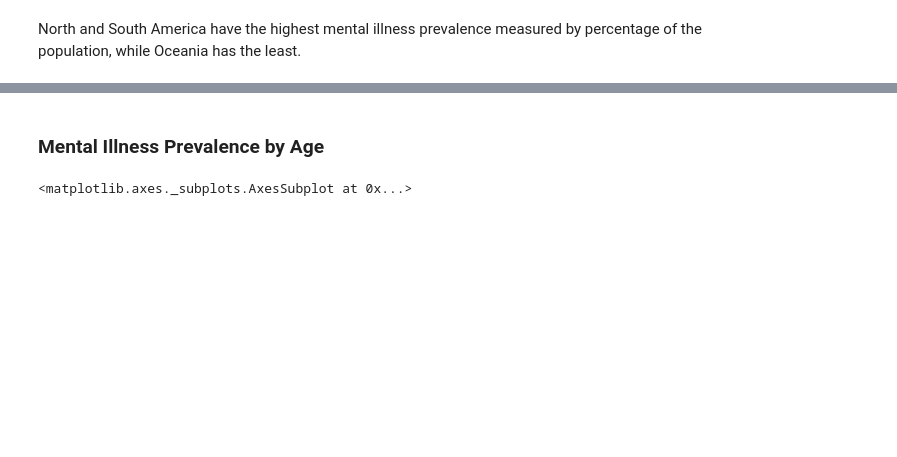
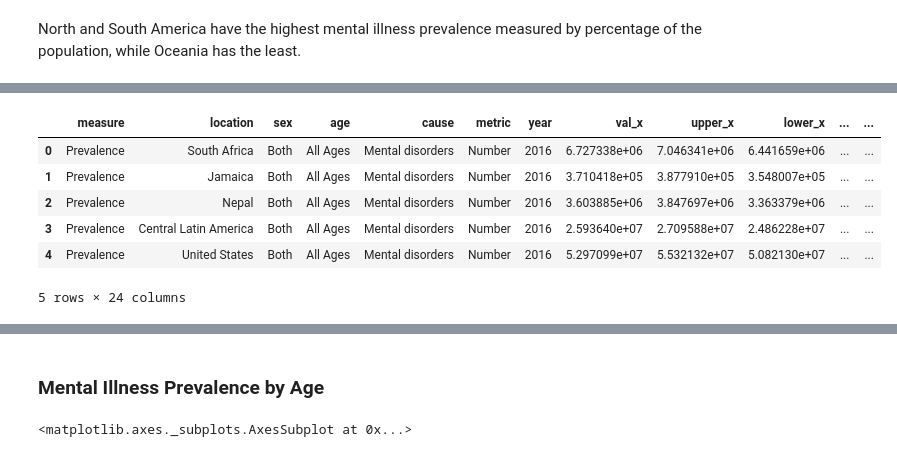
Before and after one commit to Sytta/ADA2018-Project, a Jupyter notebook: data_exploration_Judy_2.ipynb, the cells around one changed output, grey strips where cells are left out. Saved outputs shown, nothing was run; the diff lists cells and outputs as text; code cells hidden in the pictures; blank space fills up the shorter version.

```diff
--- a/data_exploration_Judy_2.ipynb
+++ b/data_exploration_Judy_2.ipynb
@@ -229,0 +282,4 @@ world_map
+# %%
+# Drop unnamed column that used to be indices
+prevalence_country = prevalence_country.drop(['Unnamed: 0'], axis=1)
+prevalence_country.head()
@@ -229,0 +293,9 @@ world_map
+# %%
+prevalence_number_country = prevalence_country[prevalence_country.metric == 'Number']
+# %%
+# We are interested in the most recent data, so we filter by 2017, and aggregate all other columns except location_name
+filtered_data = prevalence_number_country[(prevalence_number_country.cause.isin(level_1)) &
+                                   (prevalence_number_country.sex == 'Both') &
+                                   (prevalence_number_country.year == 2016) &
+                                   (prevalence_number_country.age == 'All Ages')]
+filtered_data.head()
@@ -229,0 +309,6 @@ world_map
+# %%
+# First filter the population data to have only the information we need.
+pop_filtered = population[(population.sex_name == 'Both') &
+                           (population.year_id == 2017) &
+                           (population.age_group_name == 'All Ages')]
+pop_filtered.head()
@@ -229,0 +322,15 @@ world_map
+# %%
+# Join the prevalency data with population data so we can get the prevalency as a percentage of population
+filter_data_perc = pd.merge(filtered_data, pop_filtered, how='inner', left_on=['location'], right_on=['location_name'])
+
+# Create new column as prevalency percentage of population
+filter_data_perc['prevalency_percentage'] = filter_data_perc['val_x'] / filter_data_perc['val_y'] * 100
+filter_data_perc.head()
+# %% [output]
+|  | measure | location | sex | age | cause | metric | year | val_x | upper_x | lower_x | ... | ... |
+| 0 | Prevalence | South Africa | Both | All Ages | Mental disorders | Number | 2016 | 6.727338e+06 | 7.046341e+06 | 6.441659e+06 | ... | ... |
+| 1 | Prevalence | Jamaica | Both | All Ages | Mental disorders | Number | 2016 | 3.710418e+05 | 3.877910e+05 | 3.548007e+05 | ... | ... |
+| 2 | Prevalence | Nepal | Both | All Ages | Mental disorders | Number | 2016 | 3.603885e+06 | 3.847697e+06 | 3.363379e+06 | ... | ... |
+| 3 | Prevalence | Central Latin America | Both | All Ages | Mental disorders | Number | 2016 | 2.593640e+07 | 2.709588e+07 | 2.486228e+07 | ... | ... |
+| 4 | Prevalence | United States | Both | All Ages | Mental disorders | Number | 2016 | 5.297099e+07 | 5.532132e+07 | 5.082130e+07 | ... | ... |
+5 rows × 24 columns
```
Also changed, not shown: parts of 26 cells of this notebook, 1 other file.
